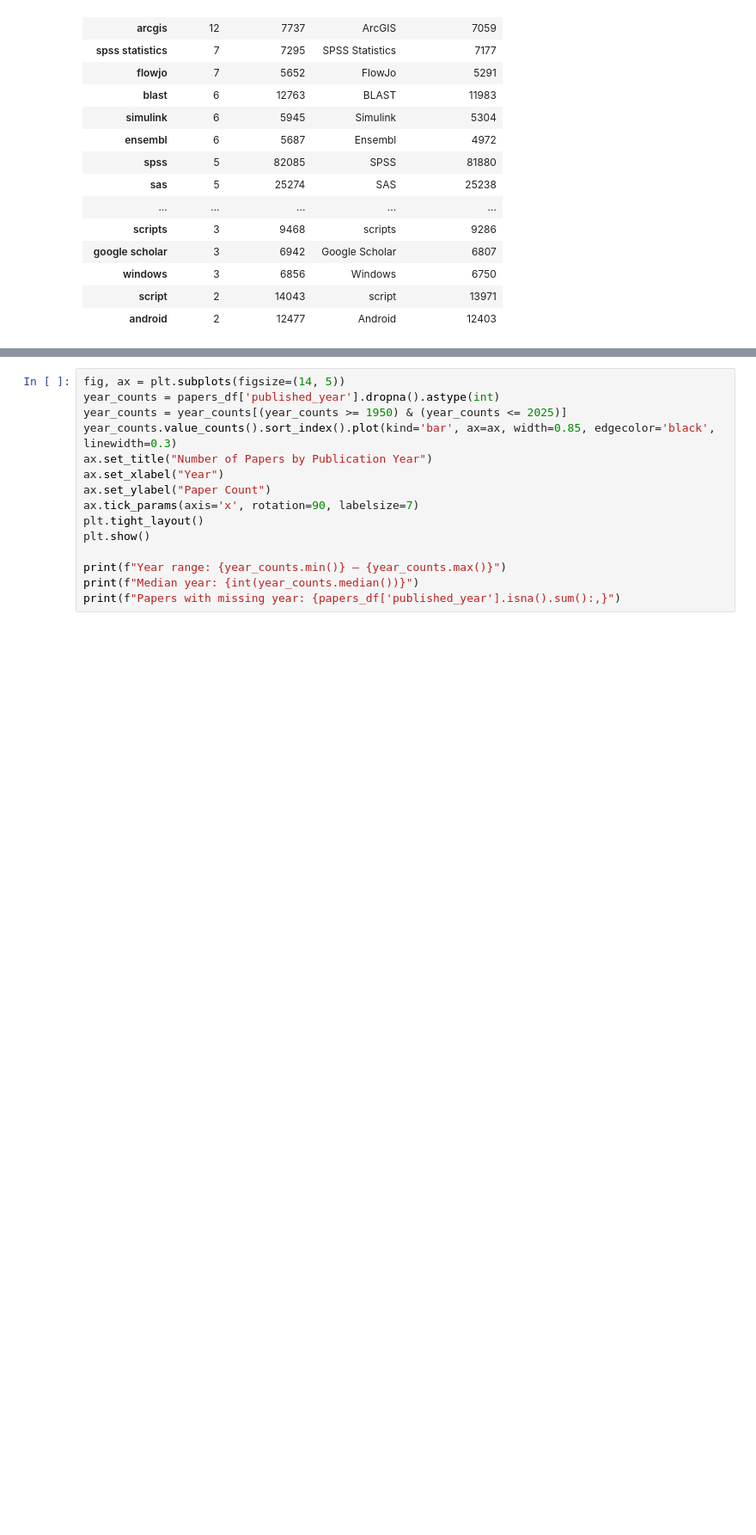
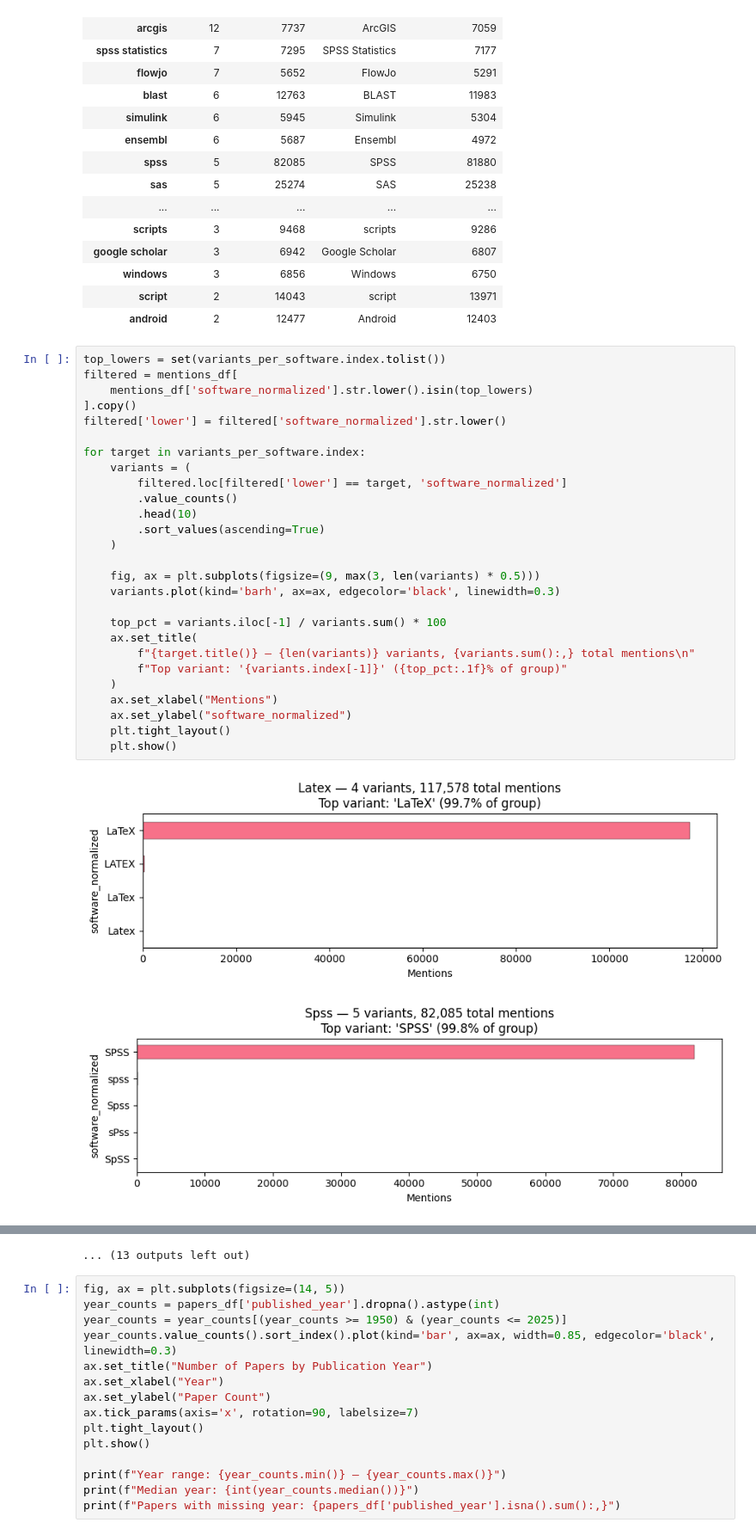
Before and after one commit to kierangivens/softcite-extractions-oa, a Jupyter notebook: softcite_analysis.ipynb, the cells around one changed output, grey strips where cells are left out. Shown at 86% size. Saved outputs shown, nothing was run; the diff lists cells and outputs as text; blank space fills up the shorter version.

Commit message:
Plot software name variations for top 25 highest occuring mentions

```diff
--- a/softcite_analysis.ipynb
+++ b/softcite_analysis.ipynb
@@ -312,3 +312,33 @@ variants_per_software.sort_values(
 | windows | 3 | 6856 | Windows | 6750 |
 | script | 2 | 14043 | script | 13971 |
 | android | 2 | 12477 | Android | 12403 |
+# %%
+top_lowers = set(variants_per_software.index.tolist())
+filtered = mentions_df[
+    mentions_df['software_normalized'].str.lower().isin(top_lowers)
+].copy()
+filtered['lower'] = filtered['software_normalized'].str.lower()
+
+for target in variants_per_software.index:
+    variants = (
+        filtered.loc[filtered['lower'] == target, 'software_normalized']
+        .value_counts()
+        .head(10)
+        .sort_values(ascending=True)
+    )
+
+    fig, ax = plt.subplots(figsize=(9, max(3, len(variants) * 0.5)))
+    variants.plot(kind='barh', ax=ax, edgecolor='black', linewidth=0.3)
+
+    top_pct = variants.iloc[-1] / variants.sum() * 100
+    ax.set_title(
+        f"{target.title()} — {len(variants)} variants, {variants.sum():,} total mentions\n"
+        f"Top variant: '{variants.index[-1]}' ({top_pct:.1f}% of group)"
+    )
+    ax.set_xlabel("Mentions")
+    ax.set_ylabel("software_normalized")
+    plt.tight_layout()
+    plt.show()
+# %% [output]
+[figure, added]
+[figure, added]
@@ -315,3 +355,4 @@ variants_per_software.sort_values(
+... (13 outputs left out)
 # %%
 fig, ax = plt.subplots(figsize=(14, 5))
 year_counts = papers_df['published_year'].dropna().astype(int)
```
Also changed, not shown: parts of 1 cell of this notebook.
